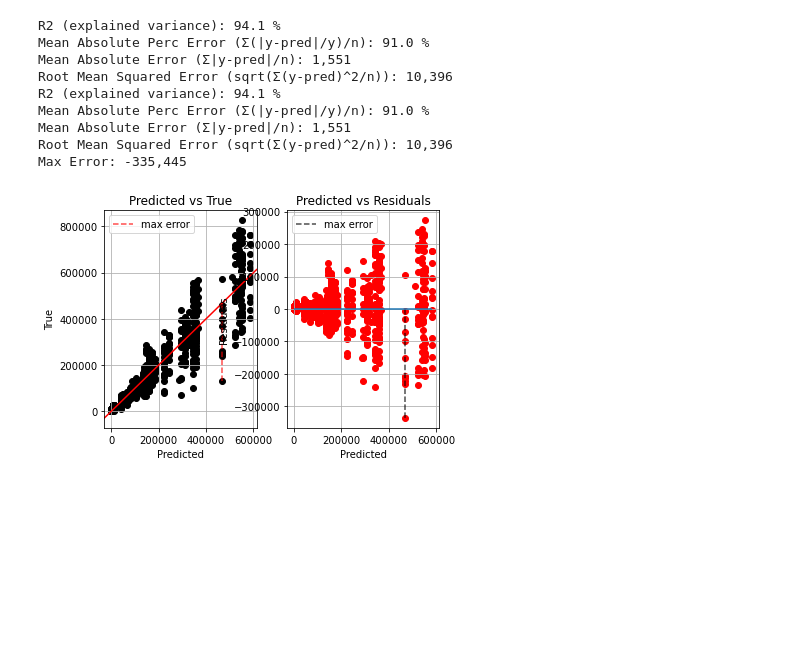
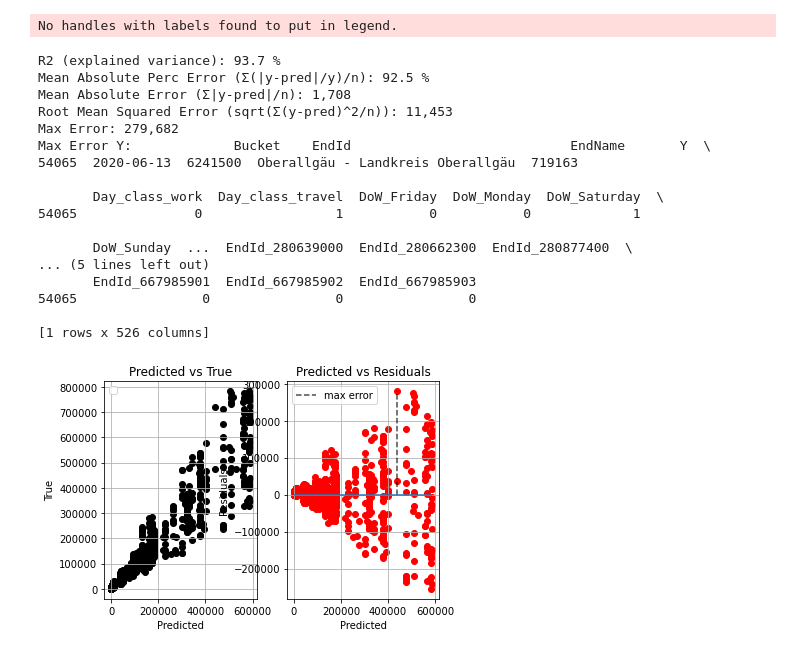
Before and after one commit to jheubuch/hke-tourguide-ki, a Jupyter notebook: src/mobility.ipynb, the cells around one changed output. Cells and saved outputs as stored; diff of their text form; code cells hidden in the pictures; blank space fills up the shorter version.

Commit message:
Included travelling dates

```diff
--- a/src/mobility.ipynb
+++ b/src/mobility.ipynb
@@ -191,6 +242,10 @@ def getHolidays(year):
 # %%
-dtf = pd.read_csv("mobilityDataAllgau.csv")
+dtf = pd.read_csv("../data/mobilityDataAllgau.csv")
 
 dtf = prepareDtf(dtf)
 
-dtf.head()
+# print("Before: ", dtf.shape[0])
+
+# dtf = removeOutliers(dtf, 10)
+
+# print("After: ", dtf.shape[0])
@@ -214,19 +262,24 @@ for k, v in Day_clusters.items():
 dtf[x+"_class"] = dtf['DoW'].apply(lambda x: dic_flat[x] if x in
                                    dic_flat.keys() else residual_class)
 
-# create dummies DoW_class
+# create dummies Day_class
 dummy = pd.get_dummies(dtf["Day_class"],
                        prefix="Day_class", drop_first=True)
 dtf = pd.concat([dtf, dummy], axis=1)
 # holidays = getHolidays(dtf['Bucket'].iloc(0)[:4])
-holidays = getHolidays('2020')
-for day in holidays:
+freeDays = getFreeDays('2020')
+for day in freeDays:
     dtf.loc[(dtf.Bucket == day), 'Day_class_work'] = 0
-    # dtf[dtf['Bucket'] == day]['Day_class_work'] = 0
+
+travellingDays = getTravellingDates('2020', 4)
+dtf['Day_class_travel'] = 0
+for day in travellingDays:
+    dtf.loc[(dtf.Bucket == day), 'Day_class_travel'] = 1
+
 # drop the original categorical column
 dtf = dtf.drop("Day_class", axis=1)
 
-dtf.head
+dtf.head()
 
 
 # create dummies DoW
@@ -244,8 +297,5 @@ dtf = pd.concat([dtf, dummy], axis=1)
 # drop the original categorical column
 # dtf = dtf.drop("EndId", axis=1)
 
-# # Fill missing data
-# dtf["LotFrontage"].fillna(
-#     dtf["LotFrontage"].mean())
 dtf.head(50)
 # %% [output]
@@ -301,20 +354,31 @@ predicted, Y_test = unscaleData(scalerY, predicted, Y_test)
 # %%
 printKPI(predicted, Y_test)
 
 # residuals
 residuals, max_error, max_idx, max_true, max_pred = computeResiduals(
     predicted, Y_test)
 
+printMaxErrorY(predicted, Y_test)
+
 
 plotPredictionKPI(predicted, Y_test, max_error, max_true, max_pred)
 # %% [output]
-R2 (explained variance): 94.1 %
-Mean Absolute Perc Error (Σ(|y-pred|/y)/n): 91.0 %
-Mean Absolute Error (Σ|y-pred|/n): 1,551
-Root Mean Squared Error (sqrt(Σ(y-pred)^2/n)): 10,396
-R2 (explained variance): 94.1 %
-Mean Absolute Perc Error (Σ(|y-pred|/y)/n): 91.0 %
-Mean Absolute Error (Σ|y-pred|/n): 1,551
-Root Mean Squared Error (sqrt(Σ(y-pred)^2/n)): 10,396
-Max Error: -335,445
+No handles with labels found to put in legend.
+R2 (explained variance): 93.7 %
+Mean Absolute Perc Error (Σ(|y-pred|/y)/n): 92.5 %
+Mean Absolute Error (Σ|y-pred|/n): 1,708
+Root Mean Squared Error (sqrt(Σ(y-pred)^2/n)): 11,453
+Max Error: 279,682
+Max Error Y:             Bucket    EndId                            EndName       Y  \
+54065  2020-06-13  6241500  Oberallgäu - Landkreis Oberallgäu  719163
+
+       Day_class_work  Day_class_travel  DoW_Friday  DoW_Monday  DoW_Saturday  \
+54065               0                 1           0           0             1
+
+       DoW_Sunday  ...  EndId_280639000  EndId_280662300  EndId_280877400  \
+... (5 lines left out)
+       EndId_667985901  EndId_667985902  EndId_667985903
+54065                0                0                0
+
+[1 rows x 526 columns]
-[figure, old version]
+[figure, new version]
```
Also changed, not shown: parts of 4 cells of this notebook, 1 other file.
